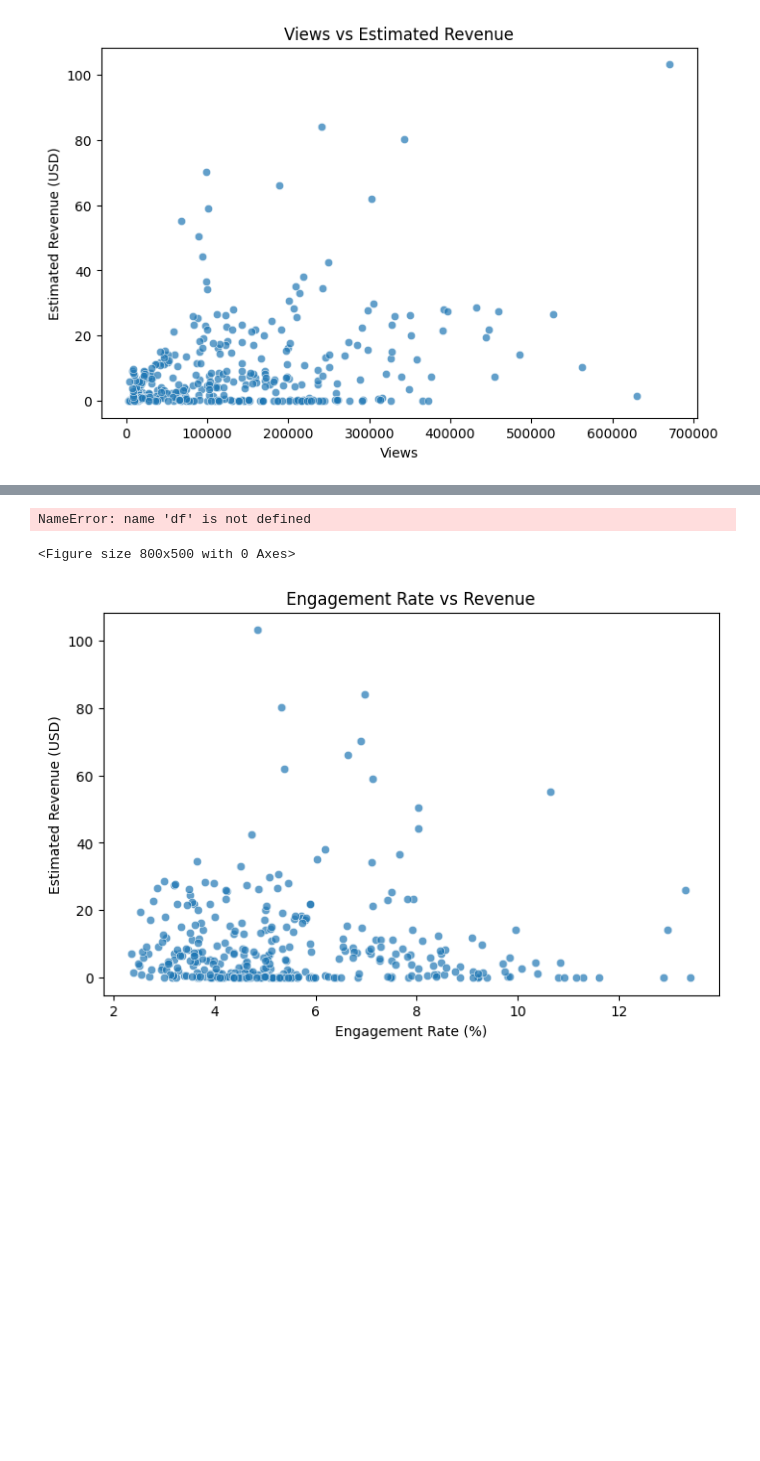
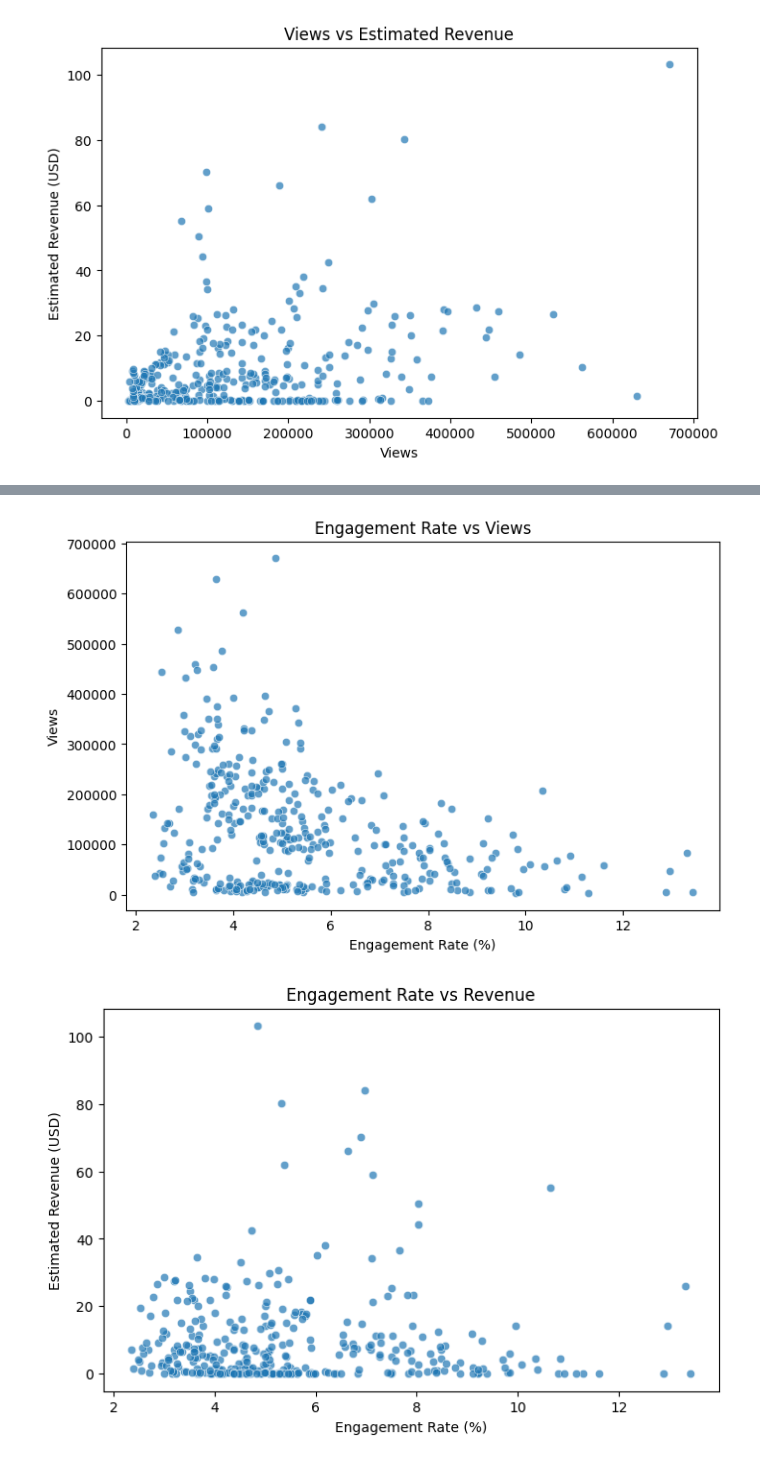
Before and after one commit to Ankurr-08/Youtube-Channel-Performance-Analysis, a Jupyter notebook: Youtube_performance_analysis.ipynb, the cells around one changed output, grey strips where cells are left out. Cells and saved outputs as stored; diff of their text form; code cells hidden in the pictures; blank space fills up the shorter version.

```diff
--- a/Youtube_performance_analysis.ipynb
+++ b/Youtube_performance_analysis.ipynb
@@ -119,14 +113,13 @@ data["Engagement_Rate"] = (
 # %%
 # Engagement vs Views
 plt.figure(figsize=(8,5))
-sns.scatterplot(x=df["Engagement_Rate"], y=df["Views"], alpha=0.7)
+sns.scatterplot(x=data["Engagement_Rate"], y=data["Views"], alpha=0.7)
 plt.title("Engagement Rate vs Views")
 plt.xlabel("Engagement Rate (%)")
 plt.ylabel("Views")
 plt.show()
 # %% [output]
-NameError: name 'df' is not defined
-<Figure size 800x500 with 0 Axes>
+[figure, added]
 # %%
 # Engagement vs Revenue
 plt.figure(figsize=(8,5))
```
Also changed, not shown: parts of 2 cells of this notebook.
